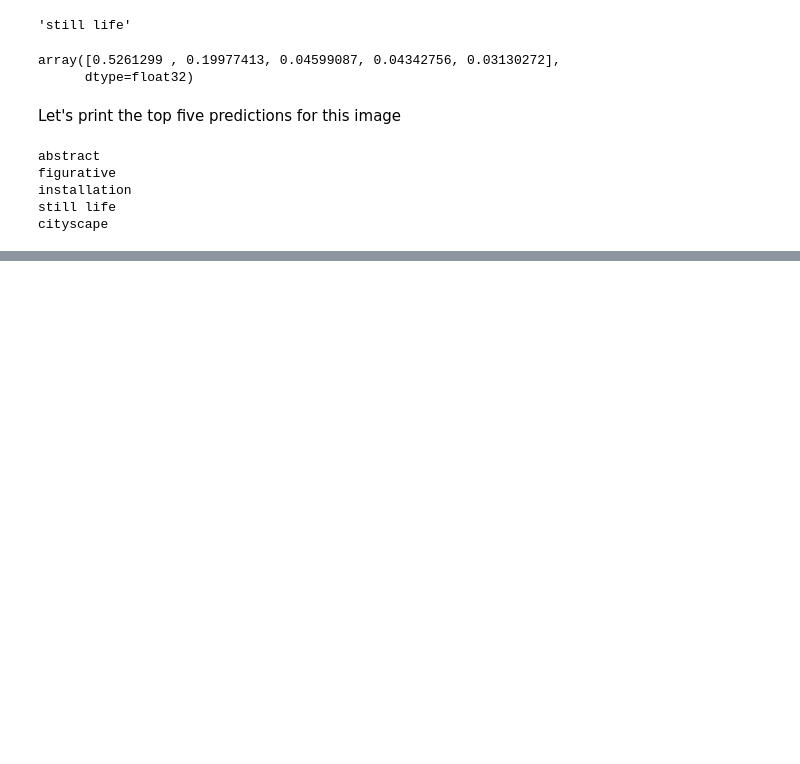
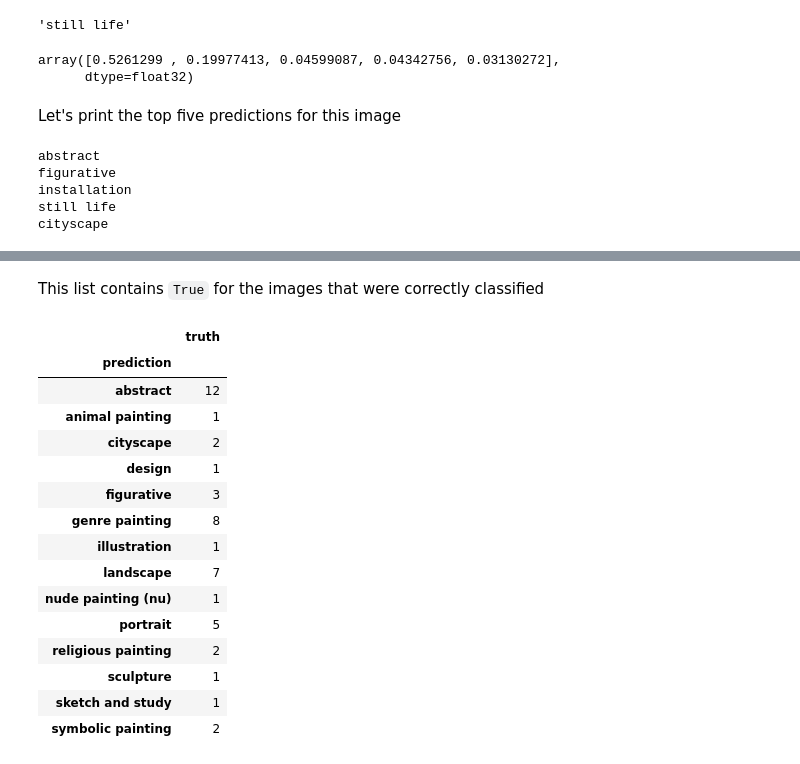
Before and after one commit to mbellitti/wikiart-classifier, a Jupyter notebook: src/keras_classify_evaluate.ipynb, the cells around one changed output, grey strips where cells are left out. Drawn from its saved outputs; the diff is of its cells as text; code cells hidden in the pictures; blank space fills up the shorter version.

Commit message:
misclassification count

```diff
--- a/src/keras_classify_evaluate.ipynb
+++ b/src/keras_classify_evaluate.ipynb
@@ -206,0 +211,17 @@ cityscape
+# %%
+samples = 300
+
+predictions = []
+truths = []
+
+for i in tqdm_notebook(range(samples)):
+
+    test_img = test_generator.next()
+
+    true_class = test_ind_class[np.argmax(test_img[1])]
+
+    pred = model.predict(test_img[0])[0]
+    pred_class = ind_class[np.argmax(pred)]
+
+    predictions.append(pred_class)
+    truths.append(true_class)
@@ -206,0 +230,25 @@ cityscape
+# %% [markdown]
+This list contains `True` for the images that were correctly classified
+# %%
+classification = pd.DataFrame(list(zip(predictions,truths)),columns=("prediction","truth"))
+# %%
+misclass = classification[classification["prediction"] != classification["truth"]]
+# %%
+misclass.groupby("prediction").count()
+# %% [output]
+|  | truth |
+| prediction |  |
+| abstract | 12 |
+| animal painting | 1 |
+| cityscape | 2 |
+| design | 1 |
+| figurative | 3 |
+| genre painting | 8 |
+| illustration | 1 |
+| landscape | 7 |
+| nude painting (nu) | 1 |
+| portrait | 5 |
+| religious painting | 2 |
+| sculpture | 1 |
+| sketch and study | 1 |
+| symbolic painting | 2 |
```
Also changed, not shown: parts of 4 cells of this notebook.
